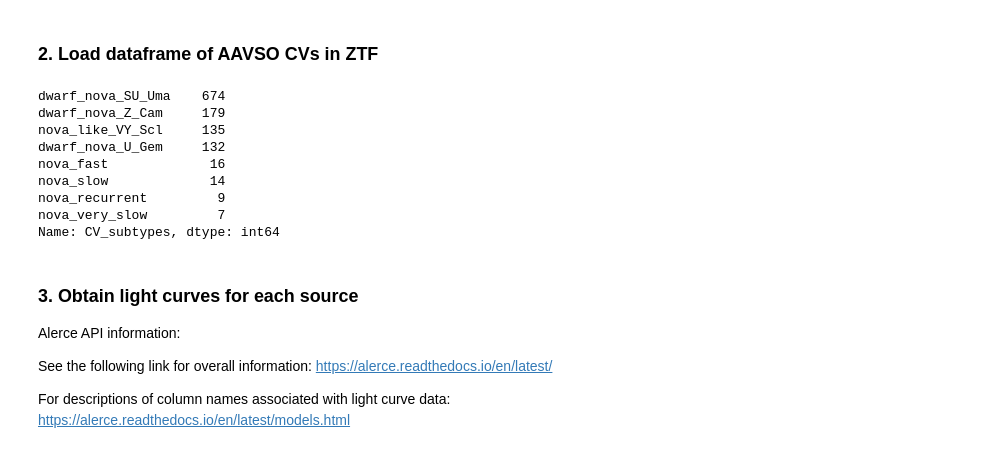
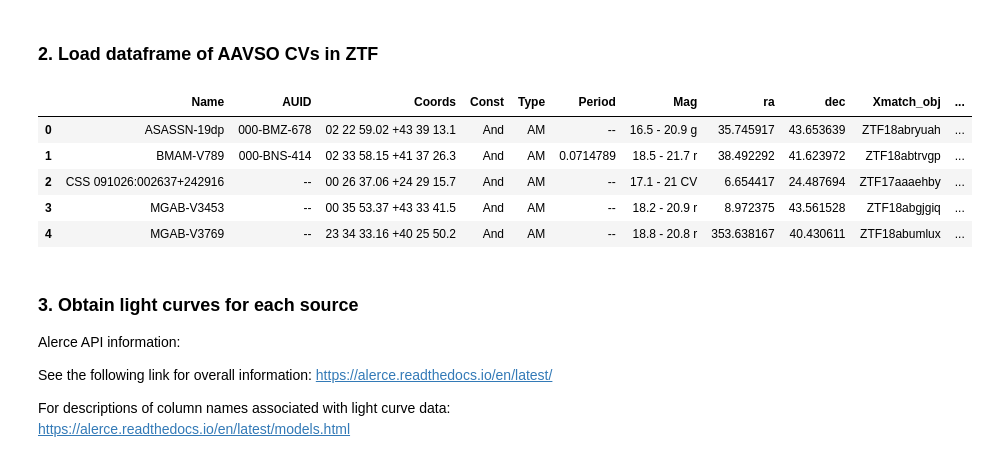
Before and after one commit to dharmesh1007/ZTF_code, a Jupyter notebook: source/2_download_inpect_lcs.ipynb, the cells around one changed output. Cells and saved outputs as stored; diff of their text form; code cells hidden in the pictures.

```diff
--- a/source/2_download_inpect_lcs.ipynb
+++ b/source/2_download_inpect_lcs.ipynb
@@ -10,19 +10,16 @@ from lcfunctions import alerce_clean, lasair_clean, load_lasair_lc
 # %%
 # Load dataset
 df_ZTF_CVs = pd.read_csv('../processed_data/AAVSOCVsZTFxmatch_21032023_BTS_labelled.csv')
 # test = pd.read_csv('../processed_data/AAVSOCVsZTFxmatch_21032023_BTS_manual_labelled.xlsm')
 
-df_ZTF_CVs.CV_subtypes.value_counts()
+df_ZTF_CVs.head()
 # %% [output]
-dwarf_nova_SU_Uma    674
-dwarf_nova_Z_Cam     179
-nova_like_VY_Scl     135
-dwarf_nova_U_Gem     132
-nova_fast             16
-nova_slow             14
-nova_recurrent         9
-nova_very_slow         7
-Name: CV_subtypes, dtype: int64
+|  | Name | AUID | Coords | Const | Type | Period | Mag | ra | dec | Xmatch_obj | ... |
+| 0 | ASASSN-19dp | 000-BMZ-678 | 02 22 59.02 +43 39 13.1 | And | AM | -- | 16.5 - 20.9 g | 35.745917 | 43.653639 | ZTF18abryuah | ... |
+| 1 | BMAM-V789 | 000-BNS-414 | 02 33 58.15 +41 37 26.3 | And | AM | 0.0714789 | 18.5 - 21.7 r | 38.492292 | 41.623972 | ZTF18abtrvgp | ... |
+| 2 | CSS 091026:002637+242916 | -- | 00 26 37.06 +24 29 15.7 | And | AM | -- | 17.1 - 21 CV | 6.654417 | 24.487694 | ZTF17aaaehby | ... |
+| 3 | MGAB-V3453 | -- | 00 35 53.37 +43 33 41.5 | And | AM | -- | 18.2 - 20.9 r | 8.972375 | 43.561528 | ZTF18abgjgiq | ... |
+| 4 | MGAB-V3769 | -- | 23 34 33.16 +40 25 50.2 | And | AM | -- | 18.8 - 20.8 r | 353.638167 | 40.430611 | ZTF18abumlux | ... |
 # %% [markdown]
 ### 3. Obtain light curves for each source
 
```
Also changed, not shown: parts of 1 cell of this notebook, 3 other files.
